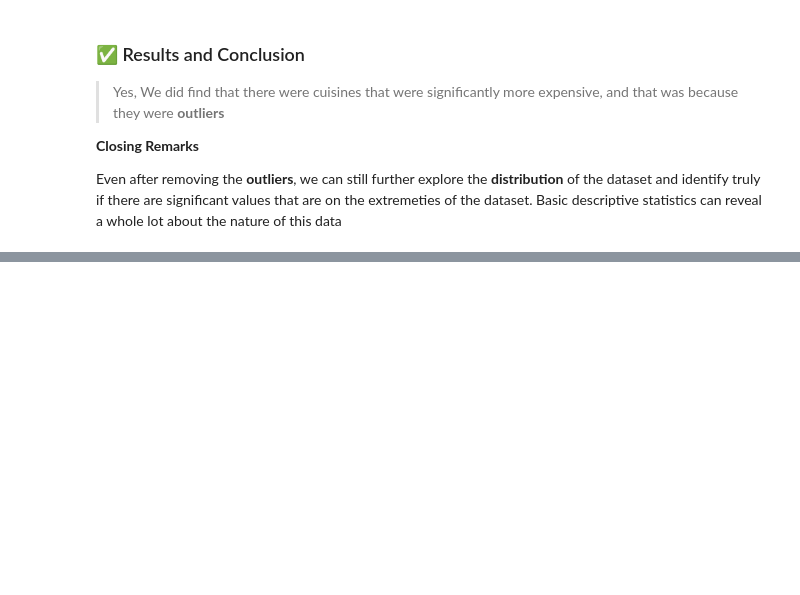
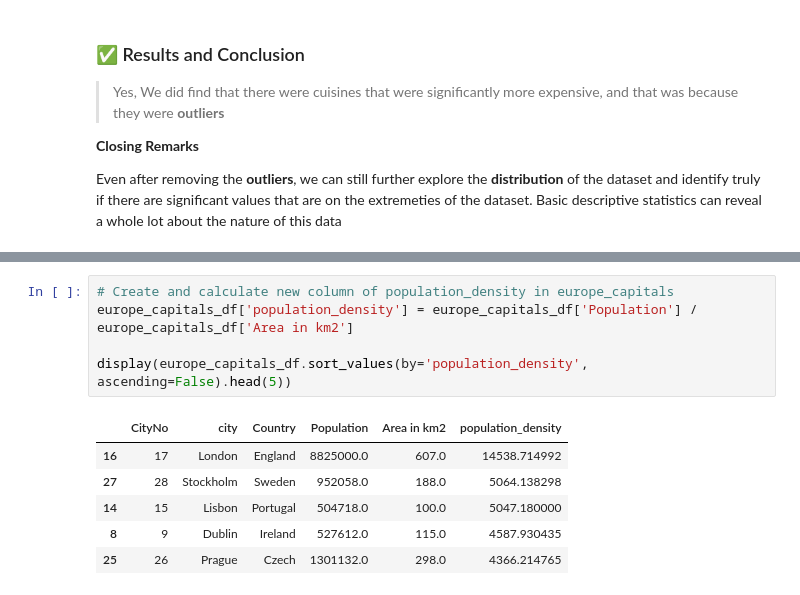
Before and after one commit to nablosos/food-data-analysis, a Jupyter notebook: project.ipynb, the cells around one changed output, grey strips where cells are left out. Drawn from its saved outputs; the diff is of its cells as text; blank space fills up the shorter version.

```diff
--- a/project.ipynb
+++ b/project.ipynb
@@ -544,0 +639,12 @@ Even after removing the **outliers**, we can still further explore the **distrib
+# %%
+# Create and calculate new column of population_density in europe_capitals
+europe_capitals_df['population_density'] = europe_capitals_df['Population'] / europe_capitals_df['Area in km2']
+
+display(europe_capitals_df.sort_values(by='population_density', ascending=False).head(5))
+# %% [output]
+|  | CityNo | city | Country | Population | Area in km2 | population_density |
+| 16 | 17 | London | England | 8825000.0 | 607.0 | 14538.714992 |
+| 27 | 28 | Stockholm | Sweden | 952058.0 | 188.0 | 5064.138298 |
+| 14 | 15 | Lisbon | Portugal | 504718.0 | 100.0 | 5047.180000 |
+| 8 | 9 | Dublin | Ireland | 527612.0 | 115.0 | 4587.930435 |
+| 25 | 26 | Prague | Czech | 1301132.0 | 298.0 | 4366.214765 |
```
Also changed, not shown: parts of 13 cells of this notebook.
